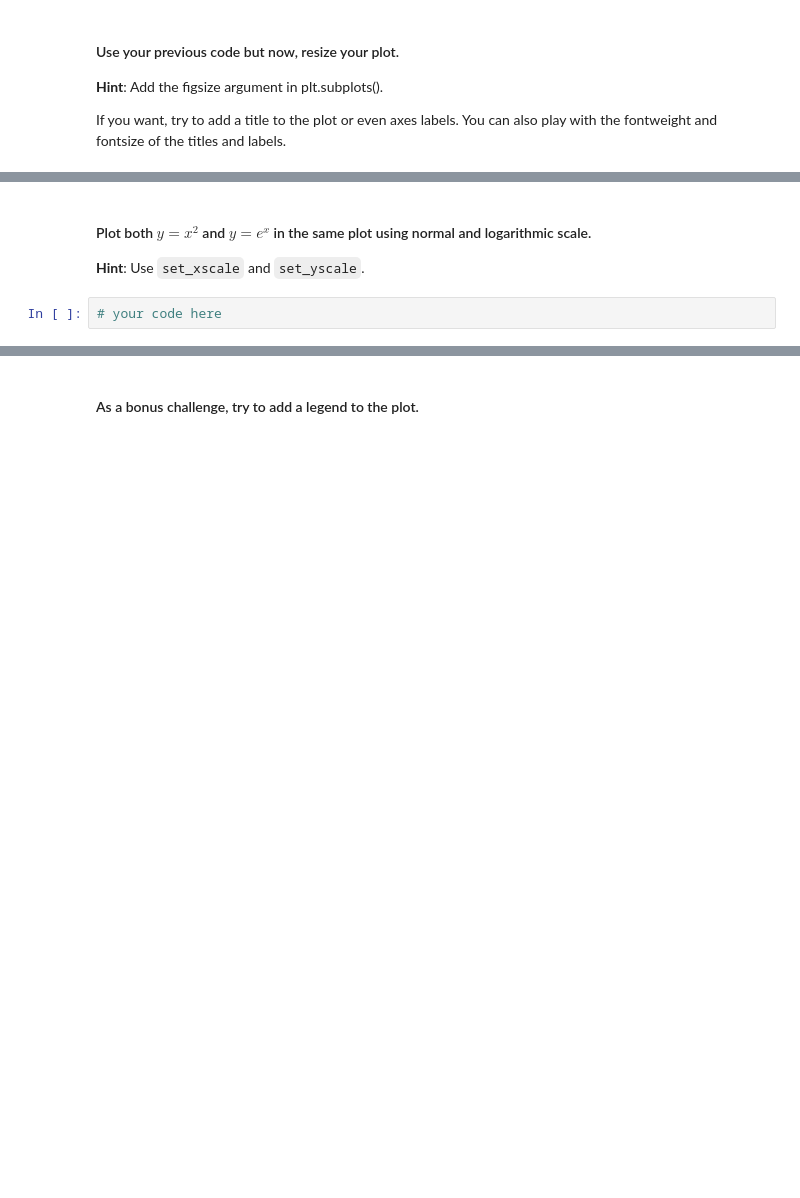
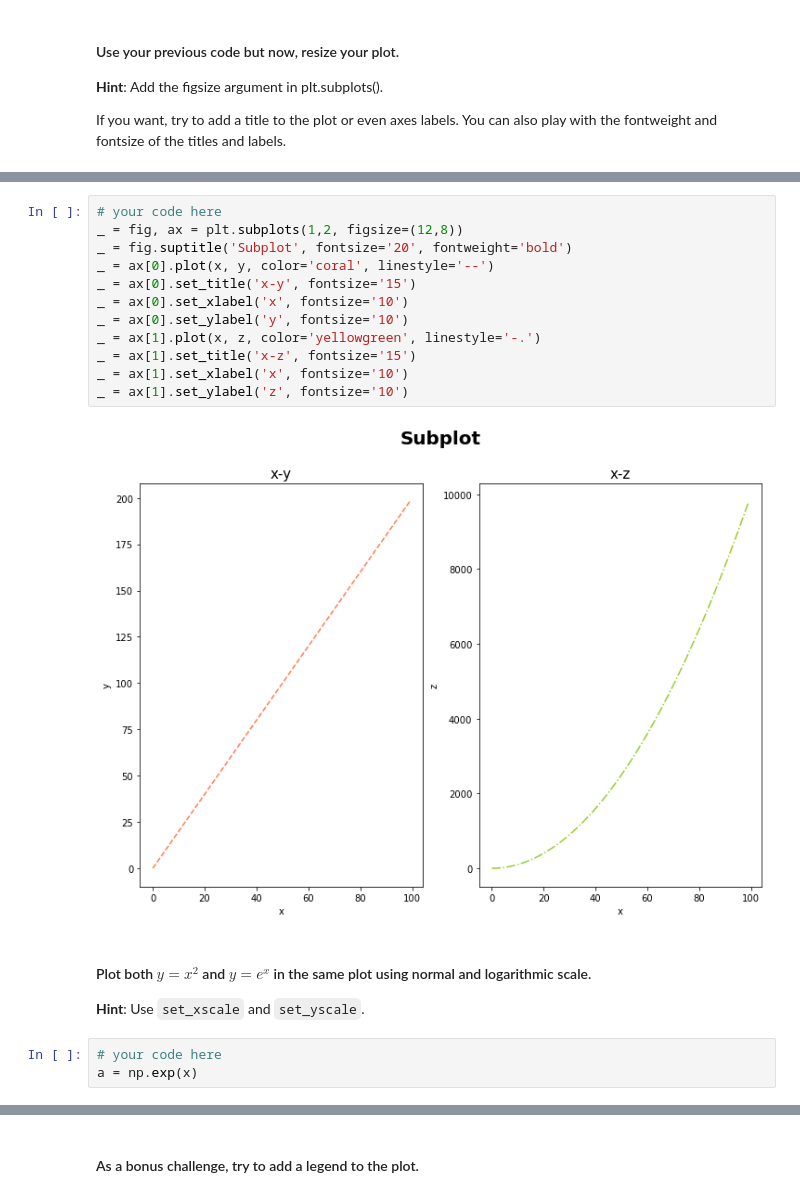
Before and after one commit to ta-datapt-bcn/lab-matplotlib-seaborn, a Jupyter notebook: your-code/main.ipynb, the cells around one changed output, grey strips where cells are left out. Saved outputs shown, nothing was run; the diff lists cells and outputs as text; blank space fills up the shorter version.

```diff
--- a/your-code/main.ipynb
+++ b/your-code/main.ipynb
@@ -39,5 +46,20 @@ If you want, try to add a title to the plot or even axes labels. You can also pl
+# %%
+# your code here
+_ = fig, ax = plt.subplots(1,2, figsize=(12,8))
+_ = fig.suptitle('Subplot', fontsize='20', fontweight='bold')
+_ = ax[0].plot(x, y, color='coral', linestyle='--')
+_ = ax[0].set_title('x-y', fontsize='15')
+_ = ax[0].set_xlabel('x', fontsize='10')
+_ = ax[0].set_ylabel('y', fontsize='10')
+_ = ax[1].plot(x, z, color='yellowgreen', linestyle='-.')
+_ = ax[1].set_title('x-z', fontsize='15')
+_ = ax[1].set_xlabel('x', fontsize='10')
+_ = ax[1].set_ylabel('z', fontsize='10')
+# %% [output]
+[figure, added]
 # %% [markdown]
 #### Plot both $y=x^2$ and $y=e^x$ in the same plot using normal and logarithmic scale.
 **Hint**: Use `set_xscale` and `set_yscale`.
 # %%
 # your code here
+a = np.exp(x)
```
Also changed, not shown: parts of 54 cells of this notebook, 2 other files.
